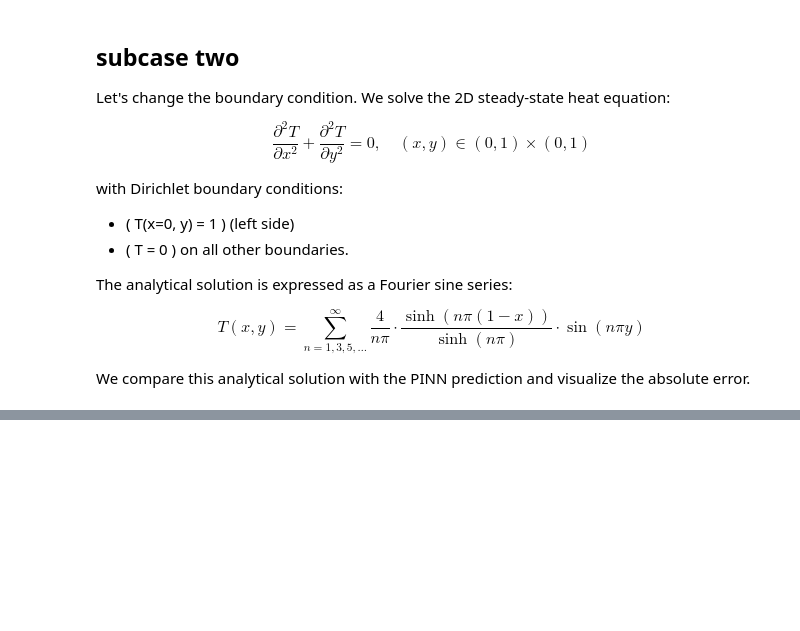
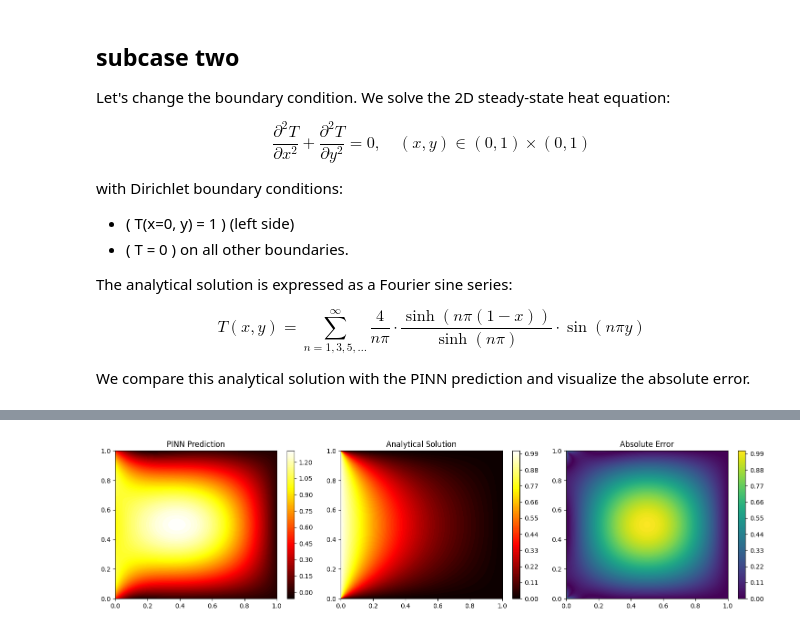
Before and after one commit to rsourki/pinns-tutorial, a Jupyter notebook: pinns_tutorial.ipynb, the cells around one changed output, grey strips where cells are left out. Cells and saved outputs as stored; diff of their text form; code cells hidden in the pictures; blank space fills up the shorter version.

```diff
--- a/pinns_tutorial.ipynb
+++ b/pinns_tutorial.ipynb
@@ -1159,0 +1157,57 @@ Epoch 9000, Loss: 1.010252833366394
+# %%
+import numpy as np
+import matplotlib.pyplot as plt
+
+# Define the domain
+x = np.linspace(0, 1, 100)
+y = np.linspace(0, 1, 100)
+X, Y = np.meshgrid(x, y)
+
+# Analytical solution with T=1 on x=0, and T=0 on all the other edges
+def analytical_solution(X, Y, terms=100):
+  T = np.zeros_like(X)
+  for n in range(1, 2 * terms, 2):  # odd terms only
+    lambda_n = n * np.pi
+    coef = 4 / (np.pi * n)
+    term = coef * np.sinh(lambda_n * (1 - X)) * np.sin(lambda_n * Y) / np.sinh(lambda_n)
+    T += term
+  return T
+
+# Compute true solution
+T_true = analytical_solution(X, Y)
+
+# Compute predicted solution using the trained PINN model
+model.eval()  # Set model to evaluation mode
+with torch.no_grad():
+  xy_grid = torch.tensor(np.stack([X.flatten(), Y.flatten()], axis=1), dtype=torch.float32)
+  T_pred = model(xy_grid)
+  T_pred = T_pred.numpy().reshape(100, 100)
+
+# Compute absolute error
+error = np.abs(T_pred - T_true)
+
+# Plotting
+plt.figure(figsize=(15, 4))
+
+# PINN Prediction
+plt.subplot(1, 3, 1)
+plt.contourf(X, Y, T_pred, levels=100, cmap='hot')
+plt.colorbar()
+plt.title('PINN Prediction')
+
+# Analytical Solution
+plt.subplot(1, 3, 2)
+plt.contourf(X, Y, T_true, levels=100, cmap='hot')
+plt.colorbar()
+plt.title('Analytical Solution')
+
+# Absolute Error
+plt.subplot(1, 3, 3)
+plt.contourf(X, Y, error, levels=100, cmap='viridis')
+plt.colorbar()
+plt.title('Absolute Error')
+
+plt.tight_layout()
+plt.show()
+# %% [output]
+[figure, added]
```
Also changed, not shown: parts of 2 cells of this notebook.
